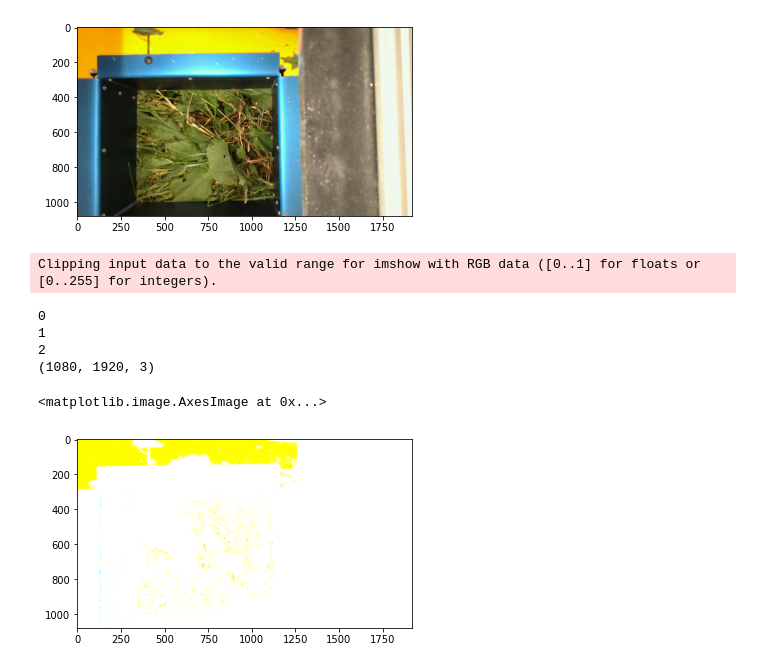
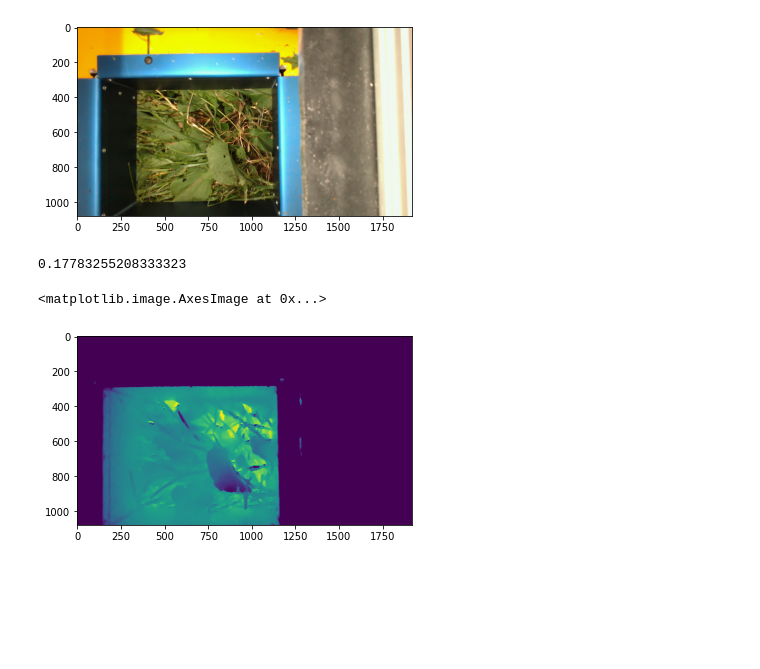
Before and after one commit to ponderbb/GALIROOT, a Jupyter notebook: notebooks/process_data.ipynb, the cells around one changed output. Drawn from its saved outputs; the diff is of its cells as text; code cells hidden in the pictures; blank space fills up the shorter version.

Commit message:
small changes in the data notebook

```diff
--- a/notebooks/process_data.ipynb
+++ b/notebooks/process_data.ipynb
@@ -50,22 +50,24 @@ plt.imshow(image[:,:,:3])
 <matplotlib.image.AxesImage at 0x...>
 [figure]
 # %%
-data = np.load('/zhome/3b/d/154066/repos/GALIROOT/data/processed/1.npy')
+data = np.load('/zhome/3b/d/154066/repos/GALIROOT/data/interim/0.npy')
 
-image = np.zeros((1080,1920,3))
+# image = np.zeros((1080,1920,3), dtype='uint8')
 
-for i in range(0,3):
-    print(i)
-    image[:,:,i] = data[:,:,i]
+# for i in range(0,3):
+#     print(i)
+#     image[:,:,i] = data[:,:,i]
 
-print(image.shape)
+# print(image.shape)
 
-plt.imshow(image)
+depth_raw = data[:,:,3]
+depth_remapped = (depth_raw-300)/(500-300)
+depth_clipped = depth_remapped.clip(min=0, max=1)
+depth = np.expand_dims(depth_clipped, axis=-1)
+new = np.concatenate((data[:,:,0:3], depth), axis=-1)
+print(new[:,:,3].mean())
+plt.imshow(new[:,:,3])
 # %% [output]
-Clipping input data to the valid range for imshow with RGB data ([0..1] for floats or [0..255] for integers).
+0.17783255208333323
-0
-1
-2
-(1080, 1920, 3)
+<matplotlib.image.AxesImage at 0x...>
-<matplotlib.image.AxesImage at 0x...>
-[figure, old version]
+[figure, new version]
```
Also changed, not shown: parts of 1 cell of this notebook.
